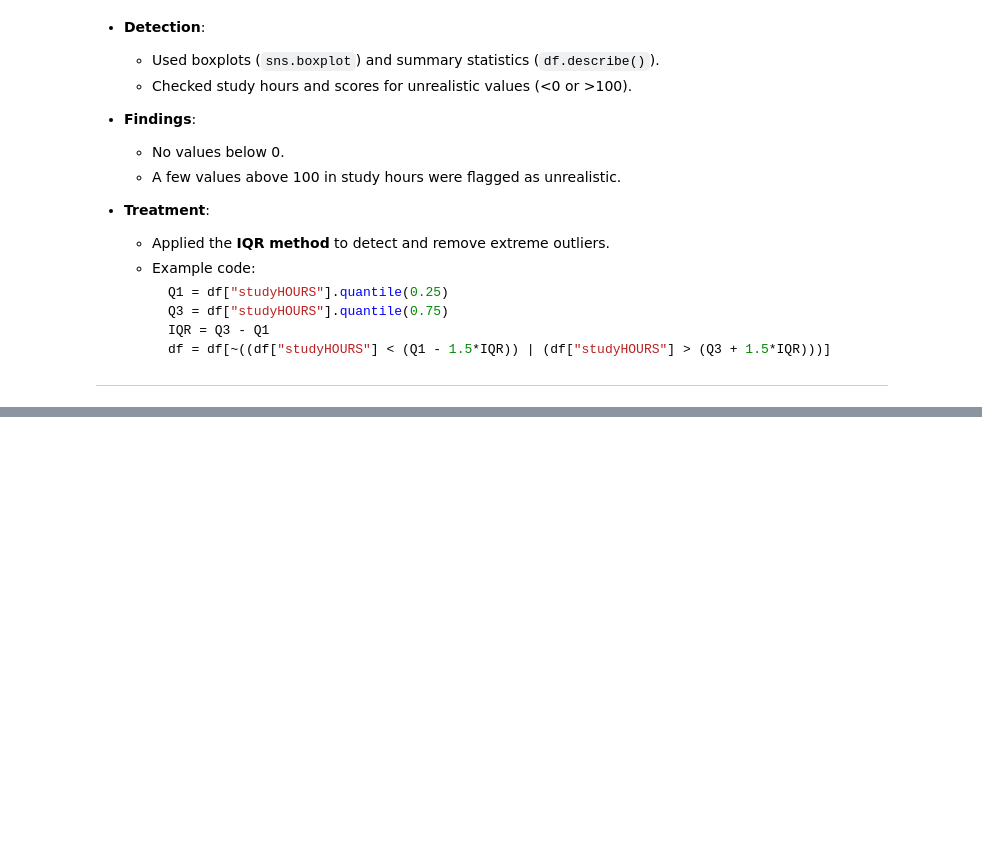
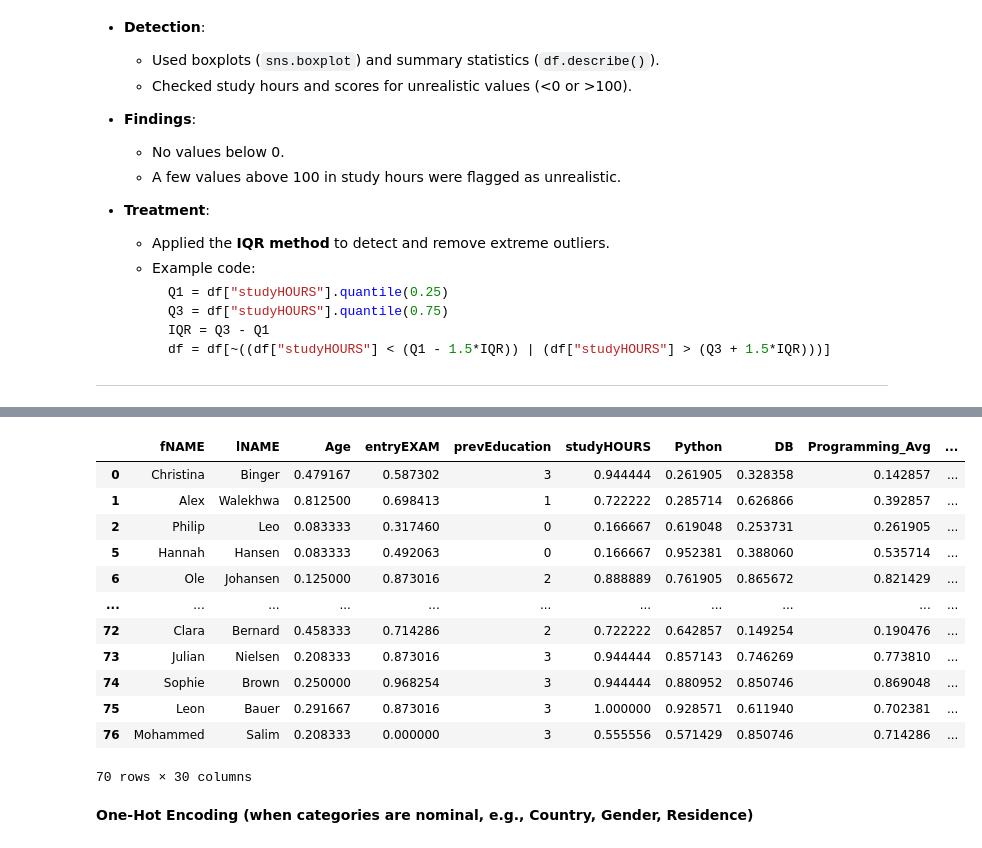
Before and after one commit to ahmedmmabdallah1989/StudentDataSet, a Jupyter notebook: Student_data.ipynb, the cells around one changed output, grey strips where cells are left out. Saved outputs shown, nothing was run; the diff lists cells and outputs as text; code cells hidden in the pictures; blank space fills up the shorter version.

```diff
--- a/Student_data.ipynb
+++ b/Student_data.ipynb
@@ -315,0 +538,26 @@ df.to_csv('cleaned_students.csv', index=False)
+# %%
+study_map = {
+    "Low": 0,
+    "Medium": 1,
+    "High": 2
+}
+
+df["StudyHOURS_Category_encoded"] = df["StudyHOURS_Category"].map(study_map)
+# %%
+df
+# %% [output]
+|  | fNAME | lNAME | Age | entryEXAM | prevEducation | studyHOURS | Python | DB | Programming_Avg | ... |
+| 0 | Christina | Binger | 0.479167 | 0.587302 | 3 | 0.944444 | 0.261905 | 0.328358 | 0.142857 | ... |
+| 1 | Alex | Walekhwa | 0.812500 | 0.698413 | 1 | 0.722222 | 0.285714 | 0.626866 | 0.392857 | ... |
+| 2 | Philip | Leo | 0.083333 | 0.317460 | 0 | 0.166667 | 0.619048 | 0.253731 | 0.261905 | ... |
+| 5 | Hannah | Hansen | 0.083333 | 0.492063 | 0 | 0.166667 | 0.952381 | 0.388060 | 0.535714 | ... |
+| 6 | Ole | Johansen | 0.125000 | 0.873016 | 2 | 0.888889 | 0.761905 | 0.865672 | 0.821429 | ... |
+| ... | ... | ... | ... | ... | ... | ... | ... | ... | ... | ... |
+| 72 | Clara | Bernard | 0.458333 | 0.714286 | 2 | 0.722222 | 0.642857 | 0.149254 | 0.190476 | ... |
+| 73 | Julian | Nielsen | 0.208333 | 0.873016 | 3 | 0.944444 | 0.857143 | 0.746269 | 0.773810 | ... |
+| 74 | Sophie | Brown | 0.250000 | 0.968254 | 3 | 0.944444 | 0.880952 | 0.850746 | 0.869048 | ... |
+| 75 | Leon | Bauer | 0.291667 | 0.873016 | 3 | 1.000000 | 0.928571 | 0.611940 | 0.702381 | ... |
+| 76 | Mohammed | Salim | 0.208333 | 0.000000 | 3 | 0.555556 | 0.571429 | 0.850746 | 0.714286 | ... |
+70 rows × 30 columns
+# %% [markdown]
+**One-Hot Encoding (when categories are nominal, e.g., Country, Gender, Residence)**
```
Also changed, not shown: parts of 30 cells of this notebook.
